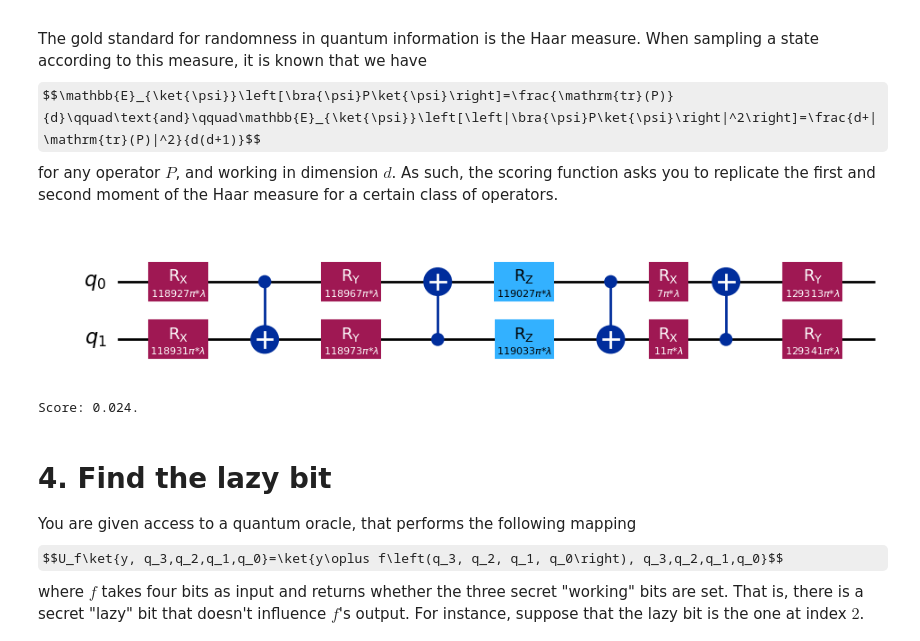
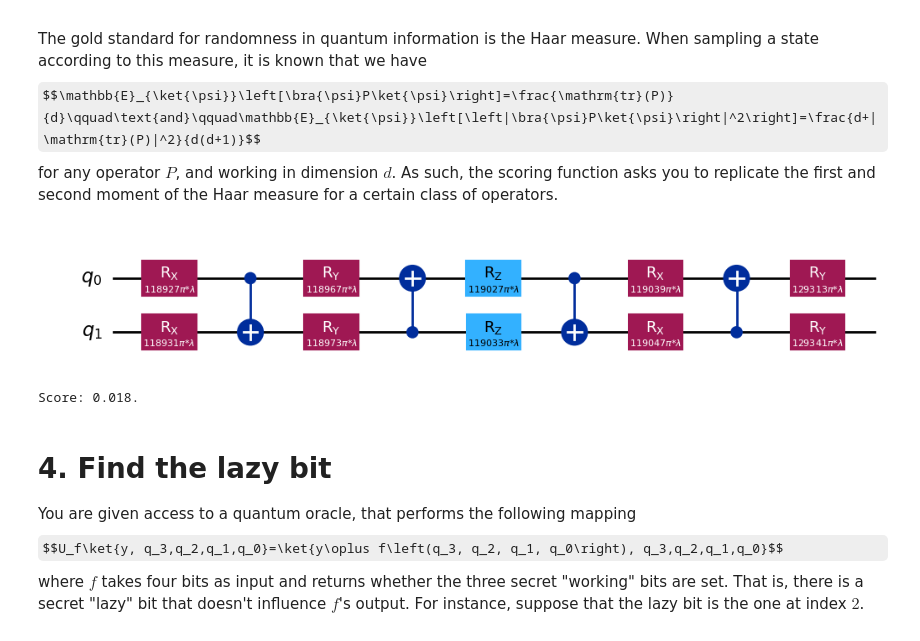
Before and after one commit to chaotiquetaurus/hackaton_interesemestre2, a Jupyter notebook: Sandbox/Question_omar.ipynb, the cells around one changed output. Drawn from its saved outputs; the diff is of its cells as text; code cells hidden in the pictures; some formulas as TeX source.

```diff
--- a/Sandbox/Question_omar.ipynb
+++ b/Sandbox/Question_omar.ipynb
@@ -201,33 +201,33 @@ lam = Parameter(r"$\lambda$")
 # %%
 from qiskit import QuantumCircuit
 import numpy as np
 
 # YOUR CODE HERE
 qc = QuantumCircuit(2)
 
 w = [118927, 118931, 118967, 118973, 119027,119033, 119039, 119047, 129313, 129341, 129347, 7, 11]
 
 
 qc.rx(w[0] * np.pi * lam, 0)
 qc.rx(w[1] * np.pi * lam, 1)
 qc.cx(0,1)
 qc.ry(w[2] * np.pi * lam, 0)
 qc.ry(w[3] * np.pi * lam, 1)
 qc.cx(1,0)
 qc.rz(w[4] * np.pi * lam, 0)
 qc.rz(w[5] * np.pi * lam, 1)
 qc.cx(0,1)
-qc.rx(w[11] * np.pi * lam, 0)
-qc.rx(w[12] * np.pi * lam, 1)
+qc.rx(w[6] * np.pi * lam, 0)
+qc.rx(w[7] * np.pi * lam, 1)
 qc.cx(1,0)
 qc.ry(w[8] * np.pi * lam, 0)
 qc.ry(w[9] * np.pi * lam, 1)
 
 
 
 qc.draw("mpl")
 # %% [output]
-[figure, old version]
+[figure, new version]
 # %%
 # SCORING CELL
 
@@ -255,7 +255,7 @@ def test_random_state_preparation(qc: QuantumCircuit, N: int = 10_000) -> float:
 
 print(f"Score: {test_random_state_preparation(qc):.3f}.")
 # %% [output]
-Score: 0.024.
+Score: 0.018.
 # %% [markdown]
 # 4. Find the lazy bit
 
```
